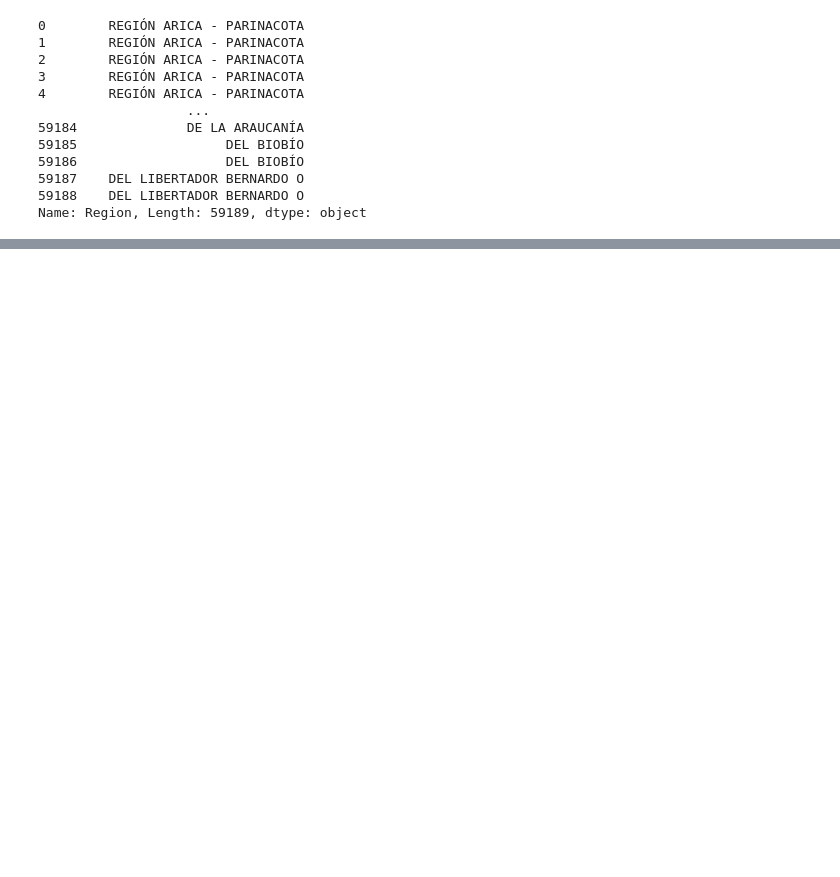
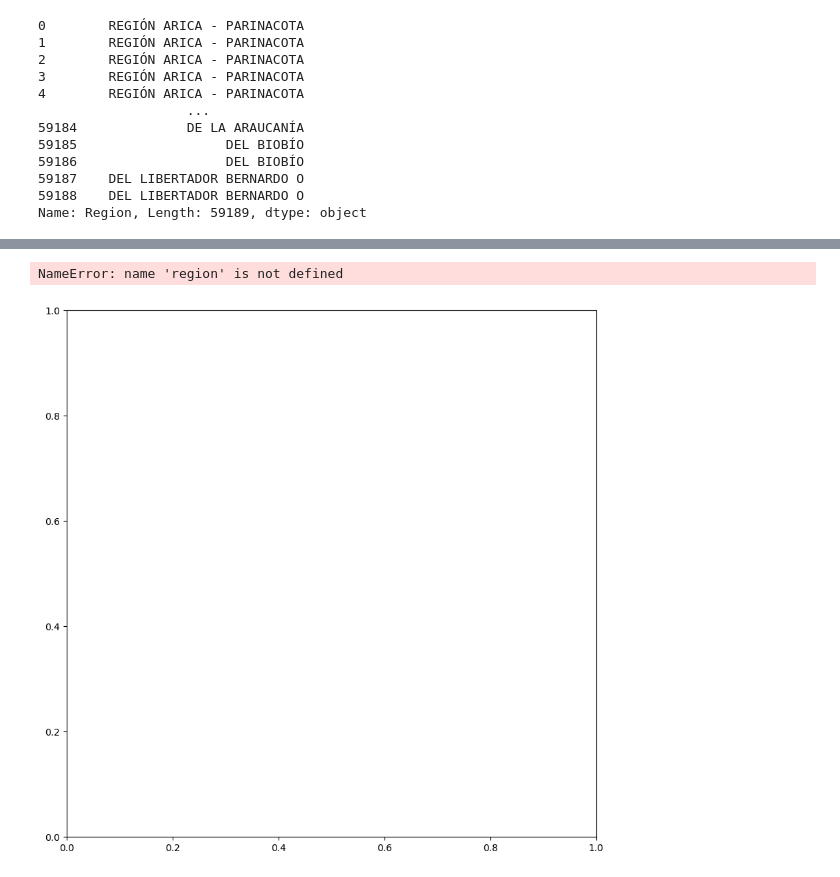
Before and after one commit to SebaxxDev/VIS, a Jupyter notebook: vis.ipynb, the cells around one changed output, grey strips where cells are left out. Saved outputs shown, nothing was run; the diff lists cells and outputs as text; code cells hidden in the pictures; blank space fills up the shorter version.

```diff
--- a/vis.ipynb
+++ b/vis.ipynb
@@ -110,5 +110,5 @@ df_simce_all_years.describe()
 # %%
-df_simce_all_years.rename(columns={'nom_reg_rbd': 'Region', 'nom_com_rbd': 'Comuna', 'prom_lect4b_rbd': 'Avg Reading Score'}, inplace=True)
+df_simce_all_years.rename(columns={'nom_reg_rbd': 'Region', 'nom_com_rbd': 'Comuna', 'prom_lect4b_rbd': 'Avg Reading Score', 'prom_mate4b_rbd': 'Avg Math Score'}, inplace=True)
 df_simce_all_years['Region']
 # %% [output]
 0        REGIÓN ARICA - PARINACOTA
@@ -161,0 +279,14 @@ DataSourceError: comunas.shp: No such file or directory
+# %%
+fig, ax = plt.subplots(figsize=(10, 10))
+region.plot(ax=ax, color="#e8eff7", edgecolor="black", linewidth=1)
+gdf_cities_los_lagos.plot(
+    ax=ax,
+    column='Avg Reading Score',
+    cmap='viridis',
+    markersize=50,
+    legend=True,
+    legend_kwds={'label': "Average Reading Score (4th Grade, 2024)", 'shrink': 0.5}
+)
+# %% [output]
+NameError: name 'region' is not defined
+[figure, added]
```
Also changed, not shown: parts of 8 cells of this notebook, 1 other file.
